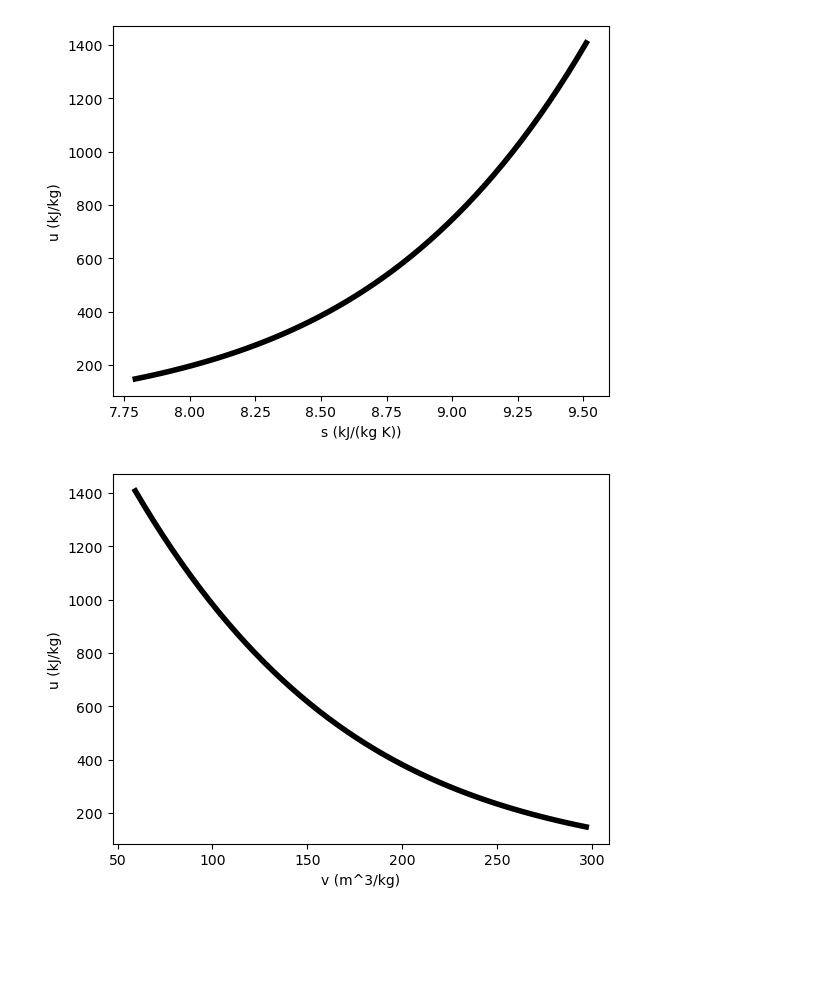
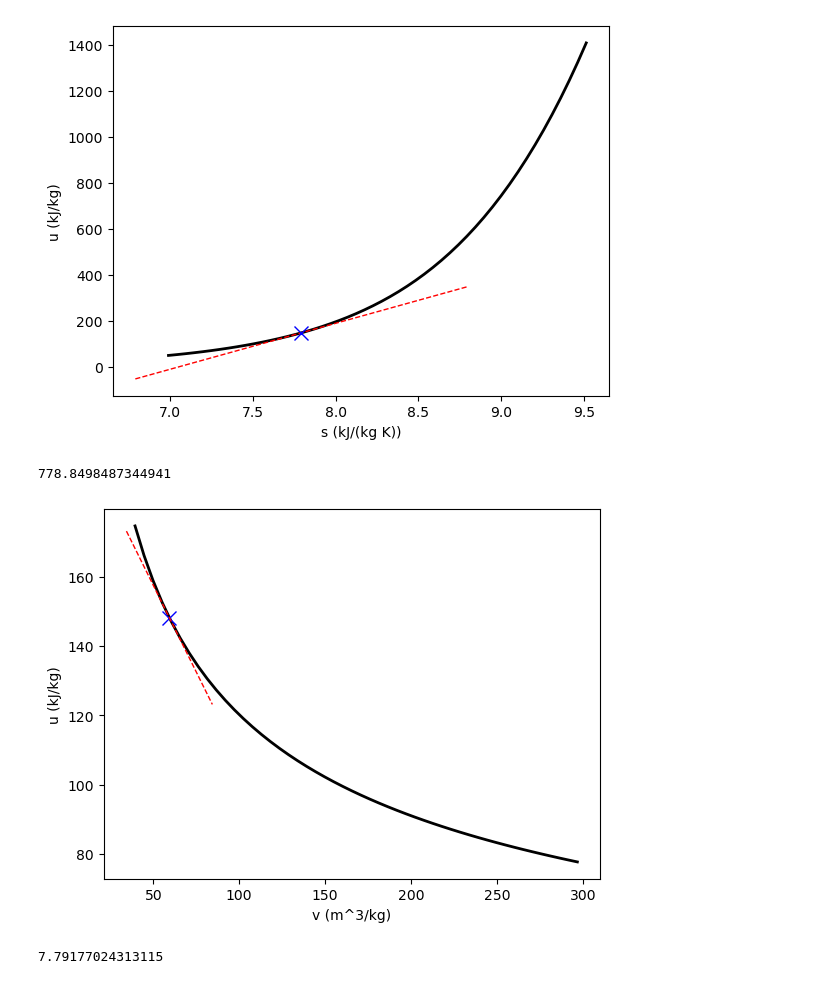
Before and after one commit to mtsn-lab/me40, a Jupyter notebook: scripts/nitrogenInternalEnergyPressureVolumePlot.ipynb, the cells around one changed output. Cells and saved outputs as stored; diff of their text form; code cells hidden in the pictures; blank space fills up the shorter version.

```diff
--- a/scripts/nitrogenInternalEnergyPressureVolumePlot.ipynb
+++ b/scripts/nitrogenInternalEnergyPressureVolumePlot.ipynb
@@ -31,23 +14,52 @@ p1_Pa = 1000
 st1 = th.state(substance, T=T1_K, p=p1_Pa/1000, name="1")
 st2 = th.state(substance, T=T2_K, p=p1_Pa/1000, name="2")
 
-S12 = np.linspace(st1.s, st2.s)
+S12 = np.linspace(st1.s-.8, st2.s)
 
 U12 = [st.u for st in [th.state(substance, v=st1.v, s=s) for s in S12]]
-plt.plot(S12,U12, 'k-', lw=4)
+plt.plot(S12,U12, 'k-', lw=2)
+
+
+b = st1.u - st1.T*st1.s
+
+S1_ = np.linspace(st1.s-1, st1.s+1)
+U_T = st1.T*S1_ + b
+plt.plot(S1_,U_T, 'r--', lw=1)
+
+plt.plot(st1.s,st1.u,marker='x',markersize=10,markerfacecolor='blue', markeredgecolor='blue', )
+
+# y = m*x + b
+# m = 1680
+# b = y - m*x
 
 plt.xlabel('s (kJ/(kg K))')
 plt.ylabel('u (kJ/kg)')
 plt.savefig('u-s_const_v.png')
 # %% [output]
-[figure, old version]
+[figure, new version]
+# %%
+st2.u
+# %% [output]
+778.8498487344941
 # %%
-v12 = np.linspace(st2.v, st1.v)
+v12 = np.linspace(st2.v, st1.v-20)
 U12_ = [st.u for st in [th.state(substance, v=v, s=st1.s) for v in v12]]
-plt.plot(v12,U12, 'k-', lw=4)
+plt.plot(v12,U12_, 'k-', lw=2)
+
+plt.plot(st1.v,st1.u,marker='x',markersize=10,markerfacecolor='blue', markeredgecolor='blue', )
+
+b_ = st1.u + (st1.p)*st1.v
+
+V1_ = np.linspace(st1.v-25, st1.v+25)
+U_p = -st1.p*V1_ + b_
+plt.plot(V1_,U_p, 'r--', lw=1)
 
 plt.xlabel('v (m^3/kg)')
 plt.ylabel('u (kJ/kg)')
 plt.savefig('u-v_const_s.png')
 # %% [output]
-[figure, old version]
+[figure, new version]
+# %%
+st1.s
+# %% [output]
+7.79177024313115
```
Also changed, not shown: parts of 1 cell of this notebook.
